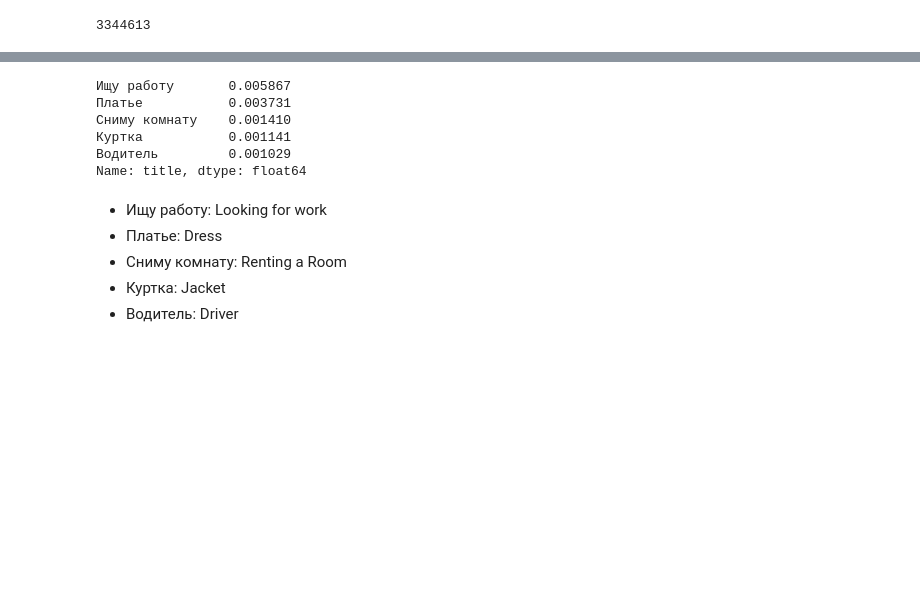
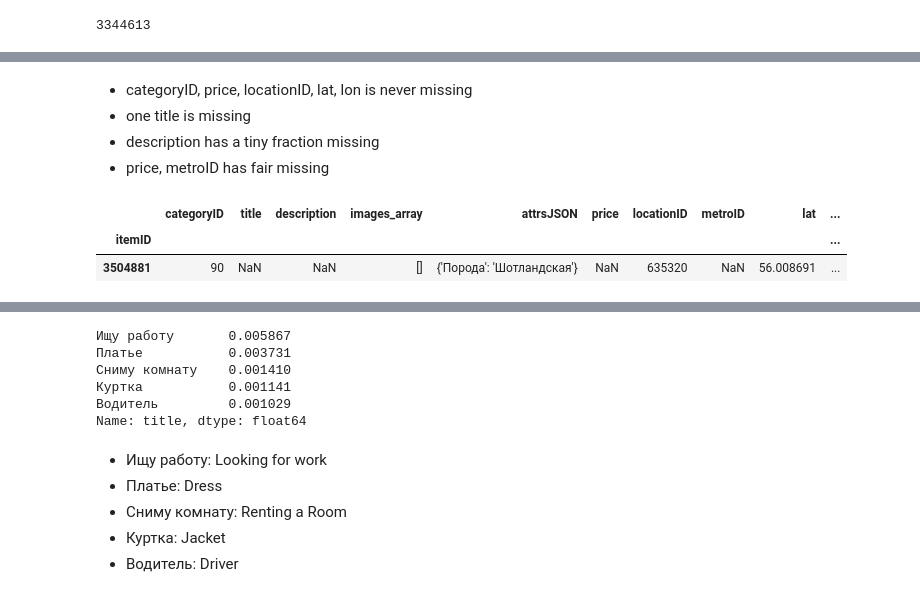
Before and after one commit to qf6101/avito-duplicate-ads-detection, a Jupyter notebook: data exploration.ipynb, the cells around one changed output, grey strips where cells are left out. Saved outputs shown, nothing was run; the diff lists cells and outputs as text; code cells hidden in the pictures; blank space fills up the shorter version.

```diff
--- a/data exploration.ipynb
+++ b/data exploration.ipynb
@@ -217,0 +249,11 @@ item_info_train.shape[0]
+# %% [markdown]
+* categoryID, price, locationID, lat, lon is never missing
+* one title is missing
+* description has a tiny fraction missing
+* price, metroID has fair missing
+# %%
+item_info_train[item_info_train.title.isnull()]
+# %% [output]
+|  | categoryID | title | description | images_array | attrsJSON | price | locationID | metroID | lat | ... |
+| itemID |  |  |  |  |  |  |  |  |  | ... |
+| 3504881 | 90 | NaN | NaN | [] | {'Порода': 'Шотландская'} | NaN | 635320 | NaN | 56.008691 | ... |
```
Also changed, not shown: parts of 21 cells of this notebook, 3 other files.
